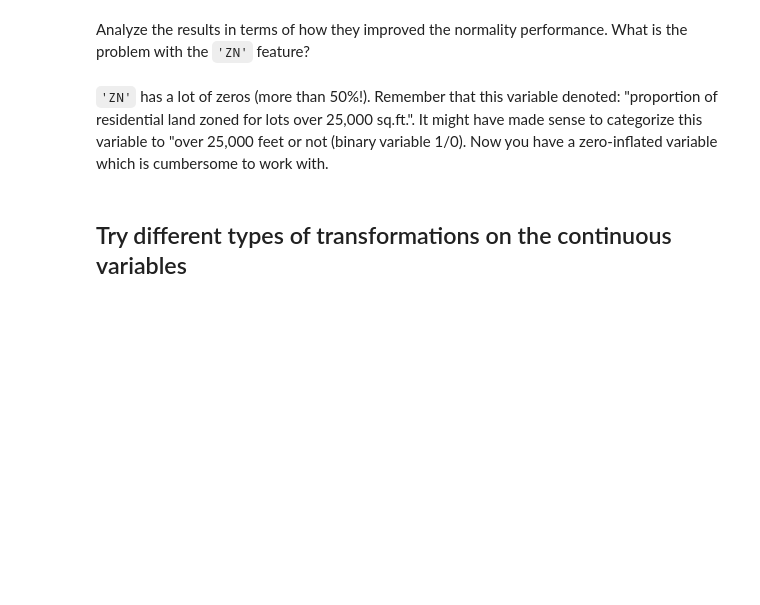
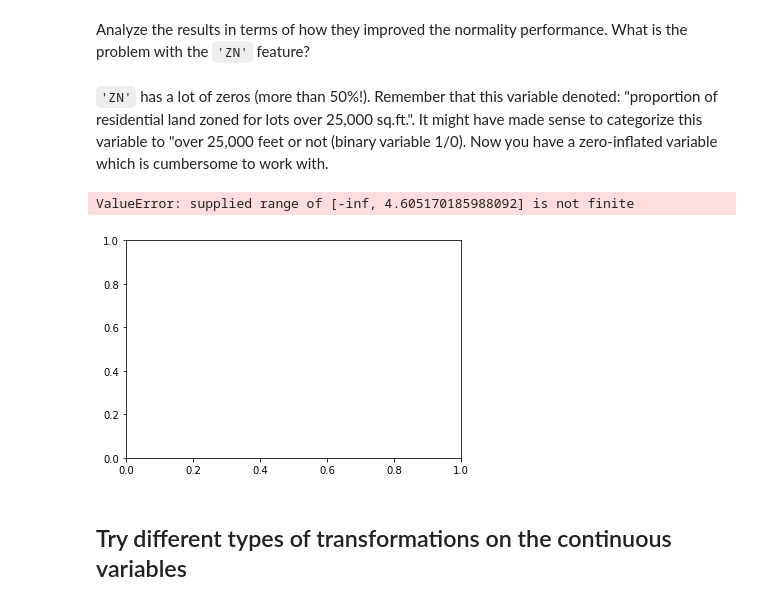
Before and after one commit to jmt0221/dsc-feature-scaling-and-normalization-lab-nyc-ds-082619, a Jupyter notebook: index.ipynb, the cells around one changed output. Drawn from its saved outputs; the diff is of its cells as text; code cells hidden in the pictures; blank space fills up the shorter version.

```diff
--- a/index.ipynb
+++ b/index.ipynb
@@ -54,7 +54,10 @@ boston_features['ZN'] = boston_features['ZN'].apply(lambda x: np.log(x))
 `'ZN'` has a lot of zeros (more than 50%!). Remember that this variable denoted: "proportion of residential land zoned for lots over 25,000 sq.ft.". It might have made sense to categorize this variable to "over 25,000 feet or not (binary variable 1/0). Now you have a zero-inflated variable which is cumbersome to work with.
 # %%
 # Your code here
-boston_features['']
+boston_features['ZN'].hist()
+# %% [output]
+ValueError: supplied range of [-inf, 4.605170185988092] is not finite
+[figure, added]
 # %% [markdown]
 ## Try different types of transformations on the continuous variables
 # %% [markdown]
```
